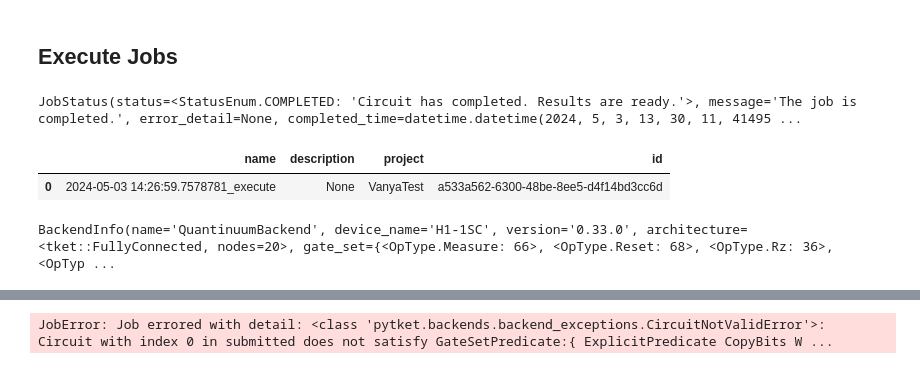
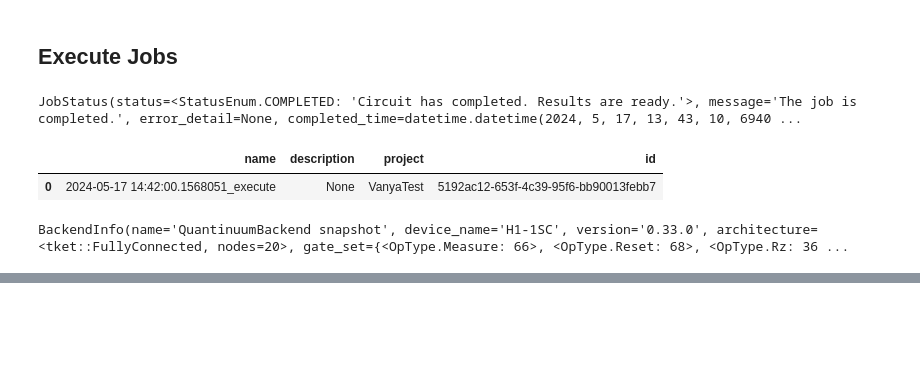
Before and after one commit to CQCL/qnexus, a Jupyter notebook: example_notebooks/jobs_and_results.ipynb, the cells around one changed output, grey strips where cells are left out. Cells and saved outputs as stored; diff of their text form; code cells hidden in the pictures; blank space fills up the shorter version.

```diff
--- a/example_notebooks/jobs_and_results.ipynb
+++ b/example_notebooks/jobs_and_results.ipynb
@@ -7,7 +7,7 @@ from pytket import Circuit
 
 from qnexus.client.models.nexus_dataclasses import QuantinuumConfig
 # %%
-my_project = qnx.project.get_only(name="VanyaTest")
+my_project = qnx.project.get_only(name_like="VanyaTest")
 
 qnx.context.set_active_project(my_project)
 
@@ -19,7 +19,7 @@ c = Circuit(2,2).H(0).CX(0,1).measure_all()
 
 my_circuit_ref = qnx.circuit.upload(
     circuit=c,
-    name="A circuit",
+    name="A circuit 17 May",
 )
 # %%
 compile_job_ref = qnx.compile(
@@ -35,5 +43,6 @@ JobStatus(status=<StatusEnum.COMPLETED: 'Circuit has completed. Results are read
 # %%
-compile_results = qnx.job.compile.results(compile_job_ref)
+# get results
+compile_results = qnx.job.results(compile_job_ref)
 
 compile_results.df()
 # %% [output]
@@ -60,7 +80,7 @@ compile_results[0].get_compilation_pass_refs()
 # %% [markdown]
 ## Execute Jobs
 # %%
-compiled_circuits = [item.get_compiled_circuit_ref() for item in compile_results]
+compiled_circuits = [item.get_output() for item in compile_results]
 # %%
 execute_job_ref = qnx.execute(
     circuits=compiled_circuits,
@@ -71,16 +91,16 @@ execute_job_ref = qnx.execute(
 # %%
 qnx.job.wait_for(execute_job_ref)
 # %% [output]
-JobStatus(status=<StatusEnum.COMPLETED: 'Circuit has completed. Results are ready.'>, message='The job is completed.', error_detail=None, completed_time=datetime.datetime(2024, 5, 3, 13, 30, 11, 41495 ...
+JobStatus(status=<StatusEnum.COMPLETED: 'Circuit has completed. Results are ready.'>, message='The job is completed.', error_detail=None, completed_time=datetime.datetime(2024, 5, 17, 13, 43, 10, 6940 ...
 # %%
-execute_results = qnx.job.execute.results(execute_job_ref)
+execute_results = qnx.job.results(execute_job_ref)
 
 execute_results.df()
 # %% [output]
 |  | name | description | project | id |
-| 0 | 2024-05-03 14:26:59.7578781_execute | None | VanyaTest | a533a562-6300-48be-8ee5-d4f14bd3cc6d |
+| 0 | 2024-05-17 14:42:00.1568051_execute | None | VanyaTest | 5192ac12-653f-4c39-95f6-bb90013febb7 |
 # %%
-execute_results[0].get_backend_info()
+execute_results[0].download_backend_info()
 # %% [output]
-BackendInfo(name='QuantinuumBackend', device_name='H1-1SC', version='0.33.0', architecture=<tket::FullyConnected, nodes=20>, gate_set={<OpType.Measure: 66>, <OpType.Reset: 68>, <OpType.Rz: 36>, <OpTyp ...
+BackendInfo(name='QuantinuumBackend snapshot', device_name='H1-1SC', version='0.33.0', architecture=<tket::FullyConnected, nodes=20>, gate_set={<OpType.Measure: 66>, <OpType.Reset: 68>, <OpType.Rz: 36 ...
 # %%
@@ -114,5 +134,3 @@ execute_job_ref = qnx.execute(
 )
 # %%
 qnx.job.wait_for(execute_job_ref)
-# %% [output]
-JobError: Job errored with detail: <class 'pytket.backends.backend_exceptions.CircuitNotValidError'>: Circuit with index 0 in submitted does not satisfy GateSetPredicate:{ ExplicitPredicate CopyBits W ...
```
Also changed, not shown: parts of 10 cells of this notebook, 16 other files.
